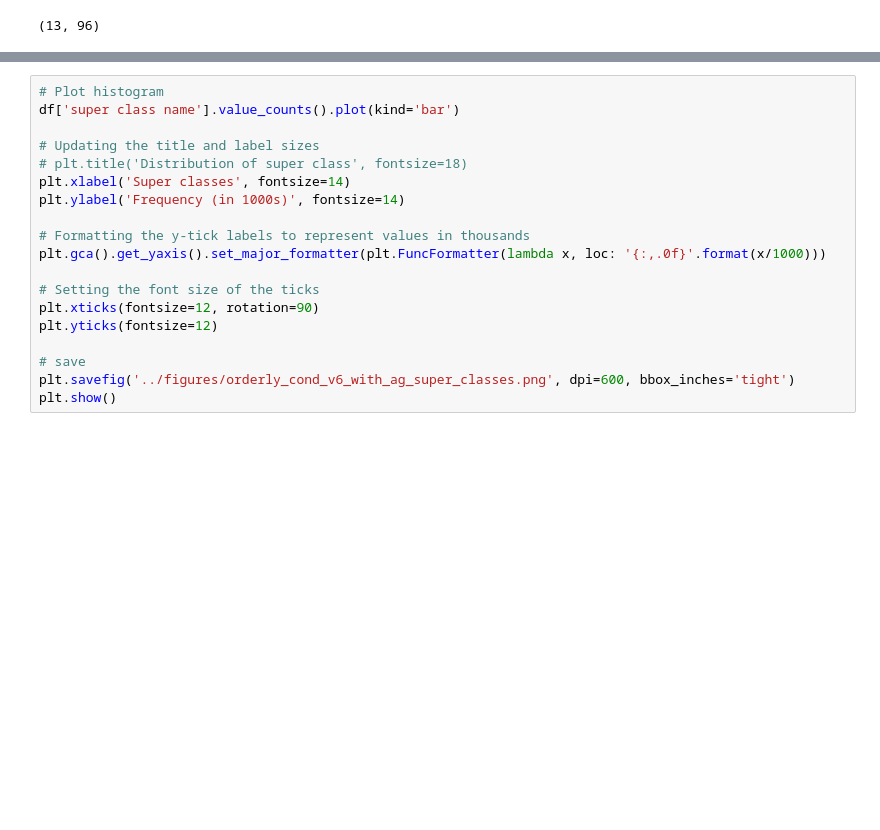
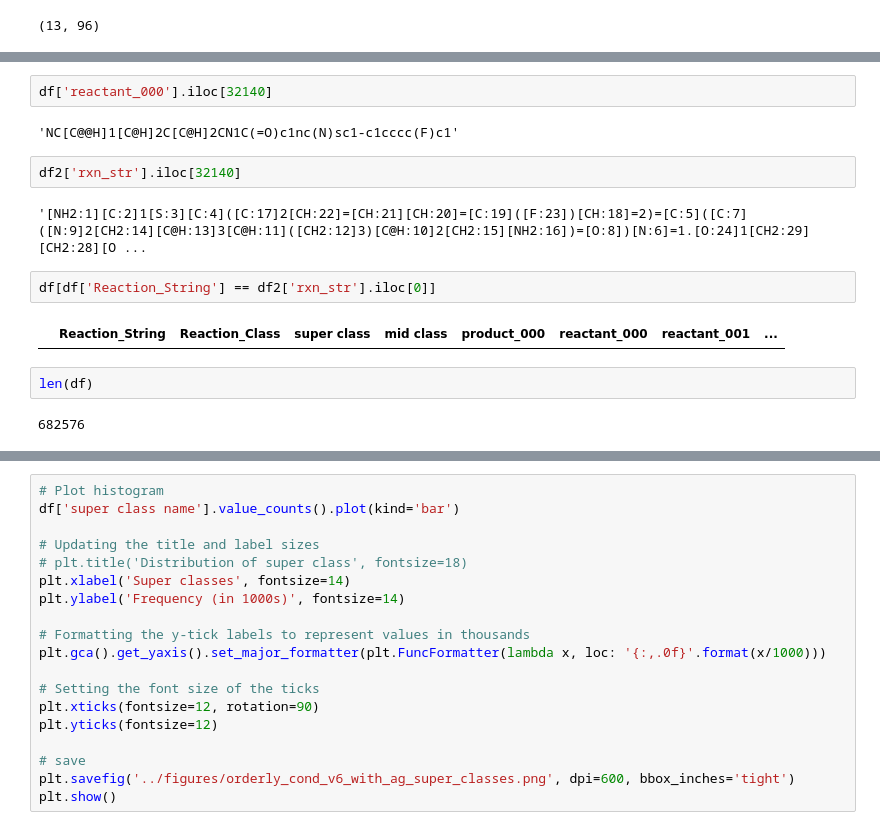
Before and after one commit to sustainable-processes/chemical-parameter-sharing, a Jupyter notebook: notebooks/clustering.ipynb, the cells around one changed output, grey strips where cells are left out. Cells and saved outputs as stored; diff of their text form; blank space fills up the shorter version.

```diff
--- a/notebooks/clustering.ipynb
+++ b/notebooks/clustering.ipynb
@@ -174,0 +182,16 @@ len(set(df['super class'])), len(set(df['mid class'])), len(set(df['Reaction_Cla
+# %%
+df['reactant_000'].iloc[32140]
+# %% [output]
+'NC[C@@H]1[C@H]2C[C@H]2CN1C(=O)c1nc(N)sc1-c1cccc(F)c1'
+# %%
+df2['rxn_str'].iloc[32140]
+# %% [output]
+'[NH2:1][C:2]1[S:3][C:4]([C:17]2[CH:22]=[CH:21][CH:20]=[C:19]([F:23])[CH:18]=2)=[C:5]([C:7]([N:9]2[CH2:14][C@H:13]3[C@H:11]([CH2:12]3)[C@H:10]2[CH2:15][NH2:16])=[O:8])[N:6]=1.[O:24]1[CH2:29][CH2:28][O ...
+# %%
+df[df['Reaction_String'] == df2['rxn_str'].iloc[0]]
+# %% [output]
+|  | Reaction_String | Reaction_Class | super class | mid class | product_000 | reactant_000 | reactant_001 | ... |
+# %%
+len(df)
+# %% [output]
+682576
```
Also changed, not shown: parts of 13 cells of this notebook, 2 other files.
